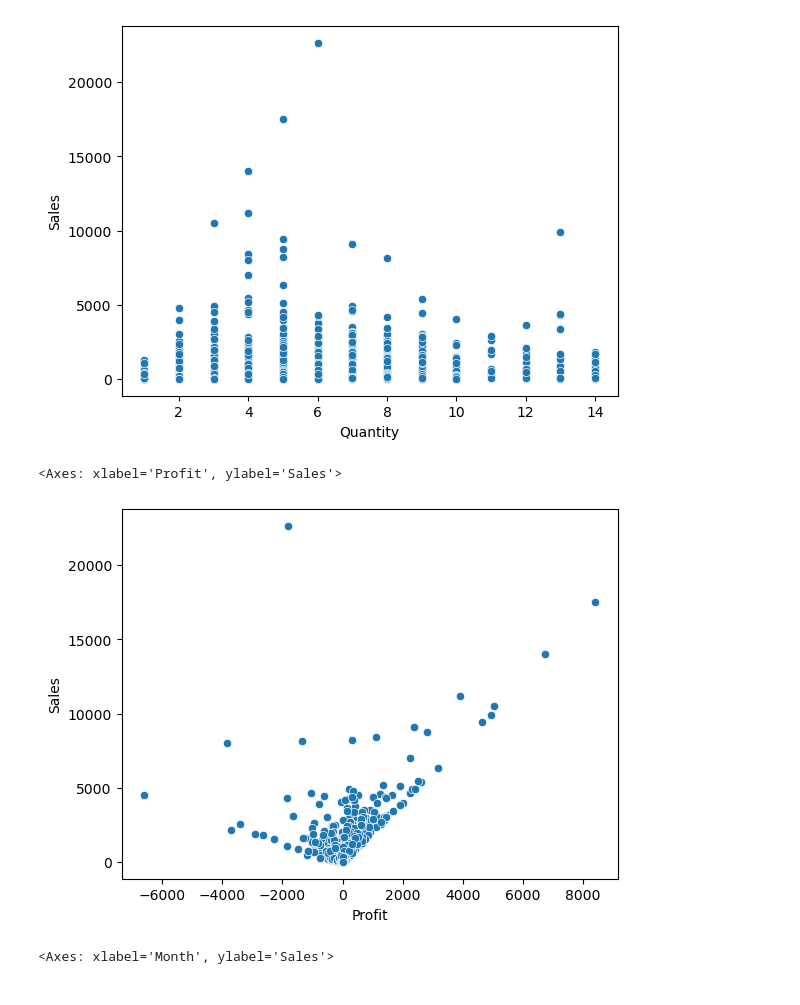
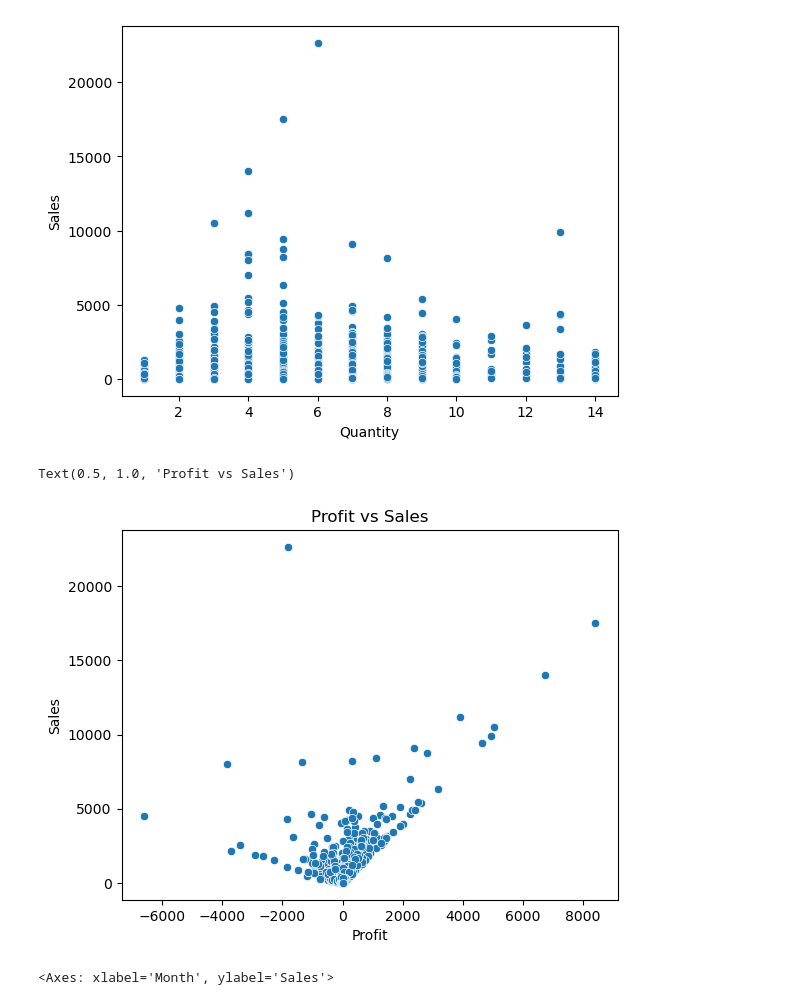
Before and after one commit to ayushporwal2006/FUTURE_ML_01, a Jupyter notebook: Task_1.ipynb, the cells around one changed output. Cells and saved outputs as stored; diff of their text form; code cells hidden in the pictures.

```diff
--- a/Task_1.ipynb
+++ b/Task_1.ipynb
@@ -170,13 +182,14 @@ sns.scatterplot(
 # %%
 sns.scatterplot(
     data = df,
     x= "Profit",
     y= "Sales"
 )
+plt.title("Profit vs Sales")
 # Although sales and profit are positively correlated, a significant number of transactions generate low or negative profit, indicating inefficiencies in pricing or discount strategies.
 # %% [output]
-<Axes: xlabel='Profit', ylabel='Sales'>
+Text(0.5, 1.0, 'Profit vs Sales')
-[figure, old version]
+[figure, new version]
 # %%
 sns.boxplot(
     data = df,
```
Also changed, not shown: parts of 3 cells of this notebook.
